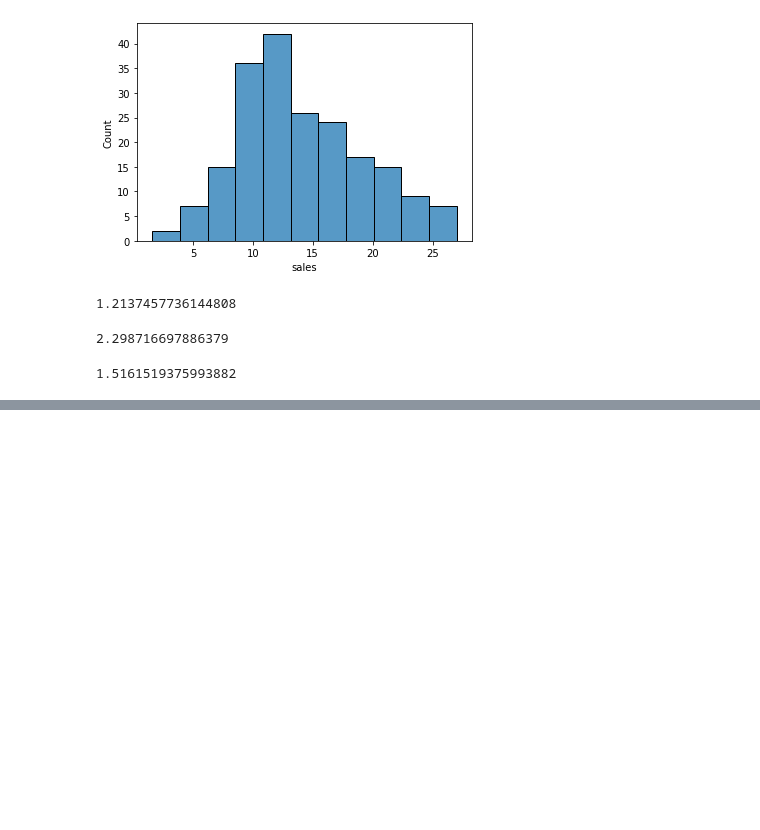
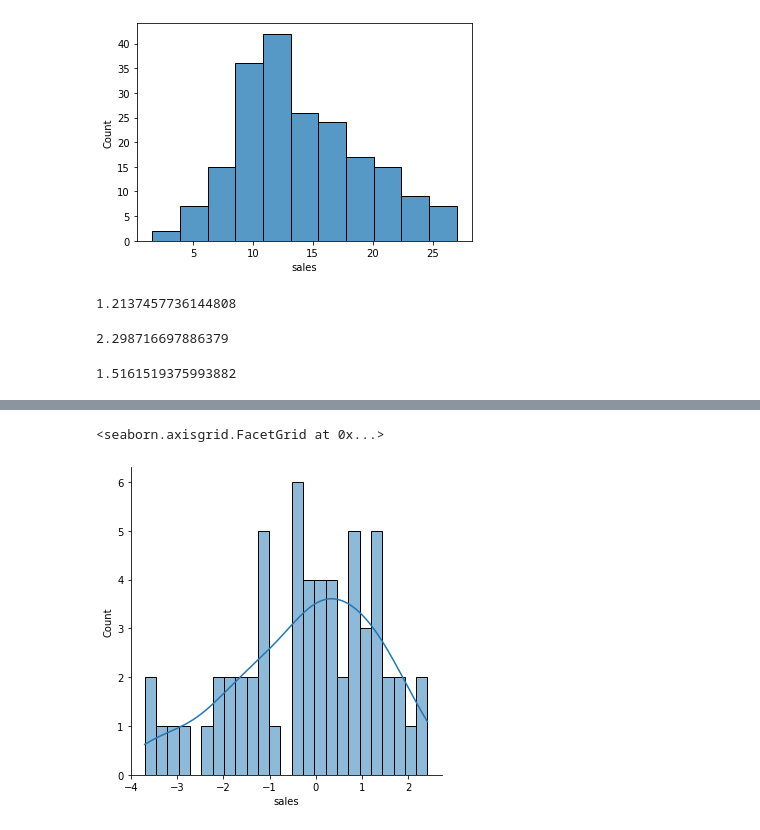
Before and after one commit to salimunlu47/python-scikit-learn, a Jupyter notebook: Linear_Regression_with_Scikit_Learn.ipynb, the cells around one changed output, grey strips where cells are left out. Cells and saved outputs as stored; diff of their text form; code cells hidden in the pictures; blank space fills up the shorter version.

```diff
--- a/Linear_Regression_with_Scikit_Learn.ipynb
+++ b/Linear_Regression_with_Scikit_Learn.ipynb
@@ -168,0 +177,5 @@ np.sqrt(mean_squared_error(y_test, test_predictions))
+# %%
+sns.displot(test_residuals, bins=25, kde=True)
+# %% [output]
+<seaborn.axisgrid.FacetGrid at 0x...>
+[figure, added]
```
Also changed, not shown: parts of 4 cells of this notebook.
